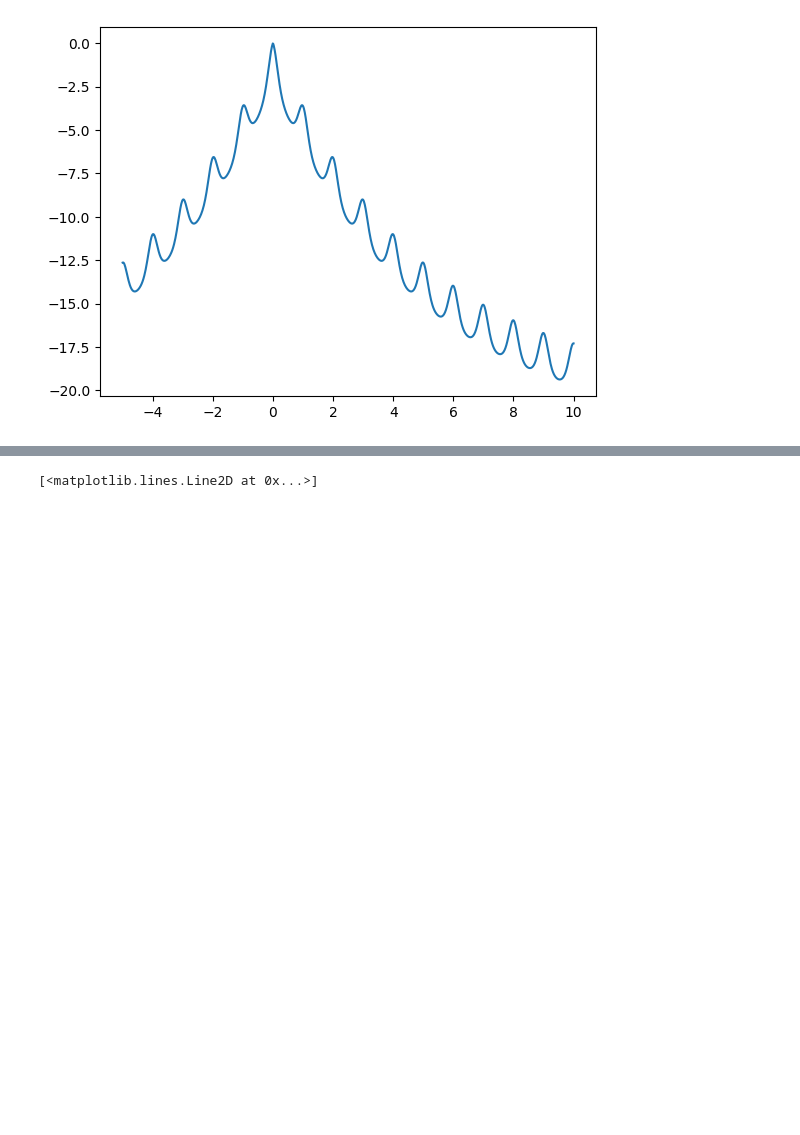
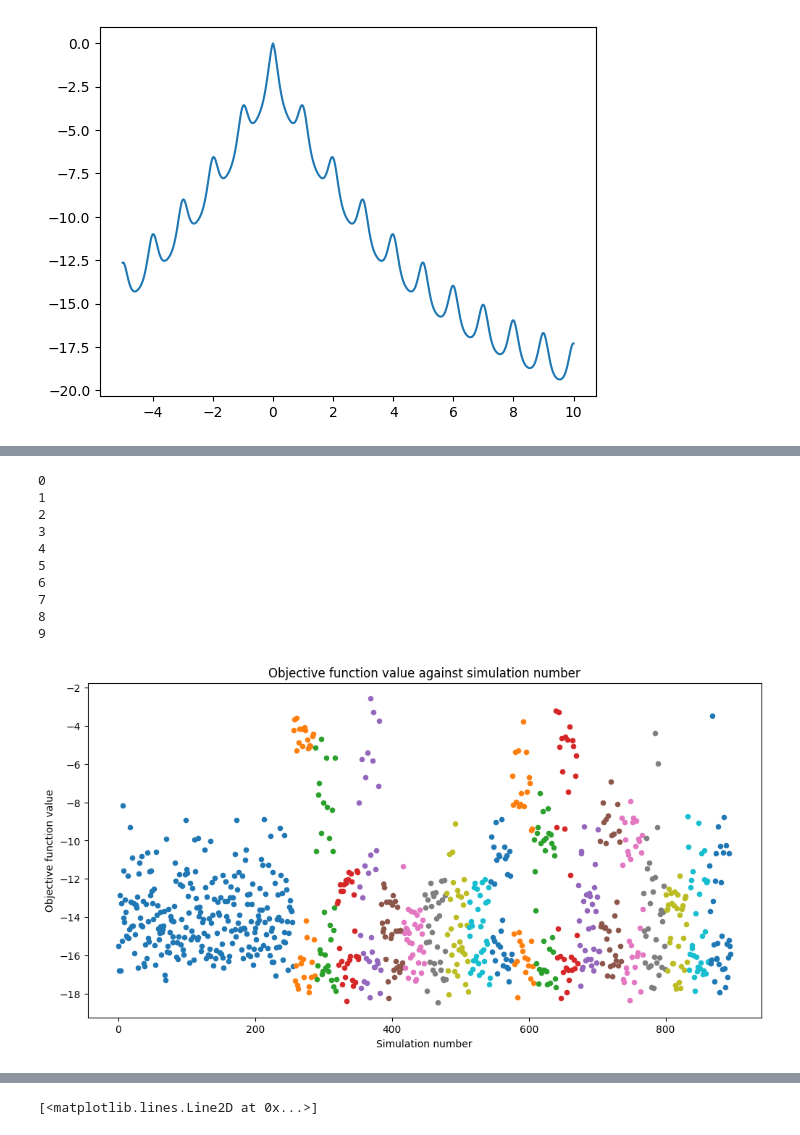
Before and after one commit to Jor-Lee/Bayesian, a Jupyter notebook: Benchmarking/Ackley/BOAckley.ipynb, the cells around one changed output, grey strips where cells are left out. Saved outputs shown, nothing was run; the diff lists cells and outputs as text; code cells hidden in the pictures; blank space fills up the shorter version.

```diff
--- a/Benchmarking/Ackley/BOAckley.ipynb
+++ b/Benchmarking/Ackley/BOAckley.ipynb
@@ -100,0 +176,34 @@ BOPackage.PlotData(bo1, legend=False)
+# %%
+import numpy as np
+from scipy.optimize import minimize
+
+Kernel = BOPackage.RBF_Kernel_GPU
+
+j = 0
+
+def objective(log_params):
+    """Objective function that optimizes in log-space"""
+    params = np.exp(log_params)  # Convert back to normal scale
+    params = np.array(params.reshape(-1, 1))  # Reshape to column vector [[x], [y]]
+    return -BOPackage.log_marginal_likelihood(bo.X_data, bo.y_data, Kernel, params)
+
+# Initial parameters as a column vector
+initial_params = np.array([[1], [1], [1], [1], [1], [1]])
+
+# Convert to log-space and flatten to 1D array for optimization
+initial_log_params = np.log(initial_params.flatten())
+
+# Run gradient descent using L-BFGS-B
+result = minimize(objective, initial_log_params, method='L-BFGS-B')
+
+# Convert back to normal scale and reshape as column vector
+optimal_params = np.exp(result.x).reshape(-1, 1)
+
+# Print results
+print("Optimal parameters:", optimal_params)
+print("Function value at optimum:", result.fun)
+print("Converged:", result.success)
+print("Number of iterations:", result.nit)
+print("Number of function evaluations:", result.nfev)
+
+bo.length_scale = optimal_params
@@ -100,0 +221,20 @@ BOPackage.PlotData(bo1, legend=False)
+# %%
+for i in range(10):
+    print(i)
+    raw_X = bo.GetNextXBatch(batch_size, sub_batch_size=sub_batch_size, min_kappa=min_kappa, max_kappa=max_kappa)
+    raw_y = Ackley(np.array(raw_X))
+    bo.UpdateData(raw_X, raw_y)
+
+BOPackage.PlotData(bo, legend=False)
+# %% [output]
+0
+1
+2
+3
+4
+5
+6
+7
+8
+9
+[figure, added]
```
Also changed, not shown: parts of 29 cells of this notebook, 6 other files.
